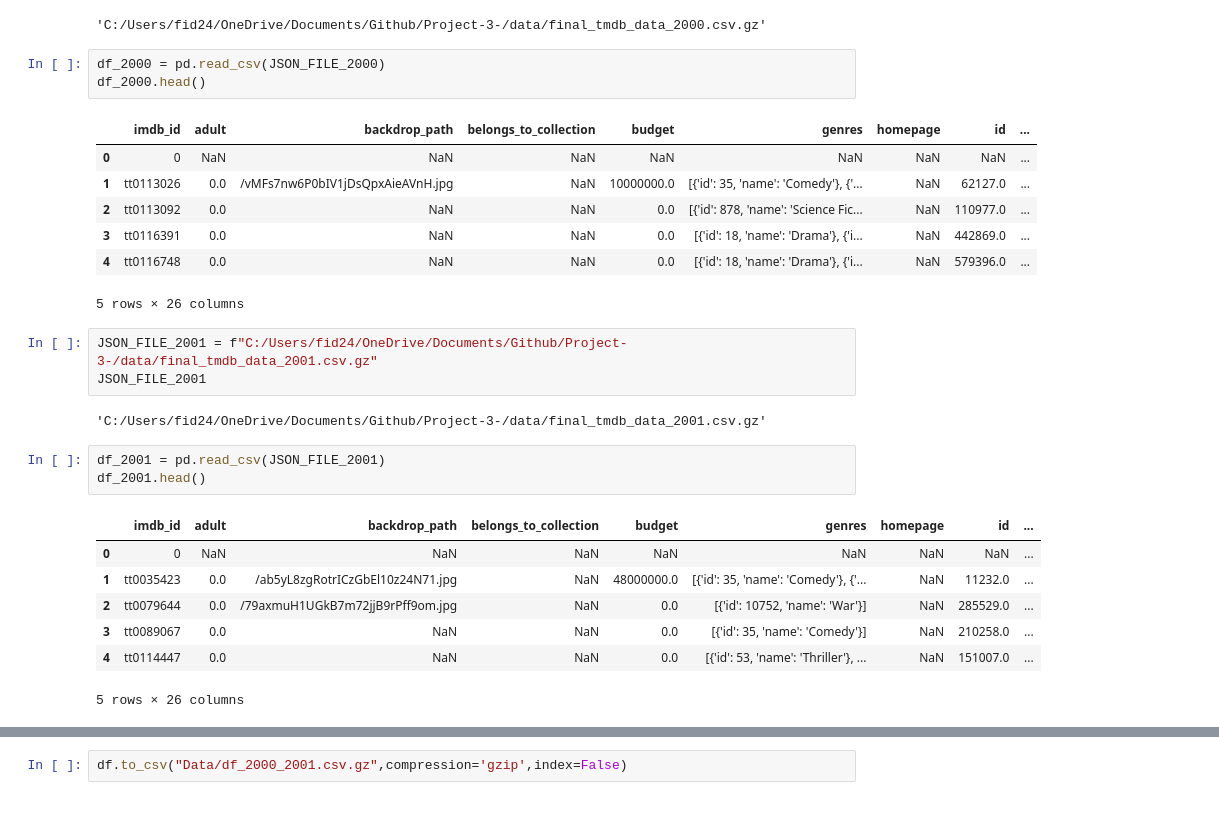
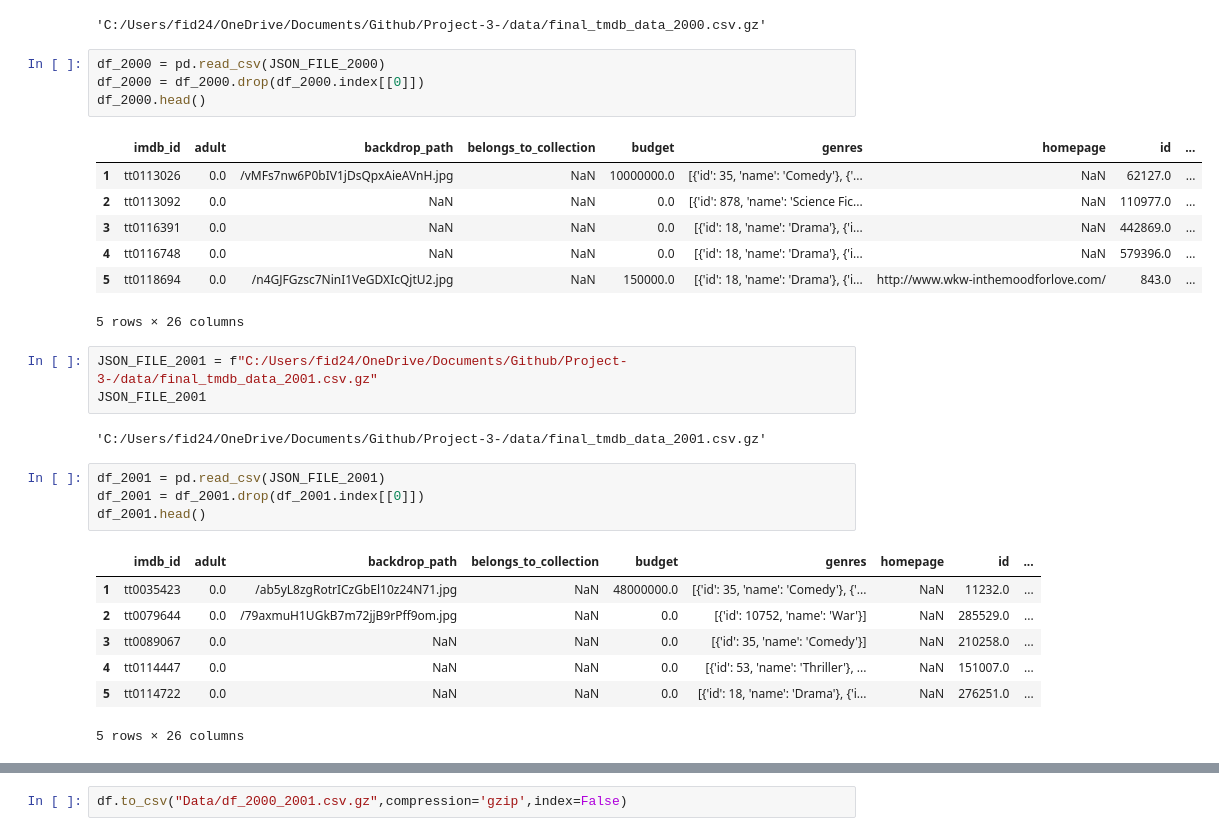
Before and after one commit to fid2445/Project-3-, a Jupyter notebook: Project EDA.ipynb, the cells around one changed output, grey strips where cells are left out. Drawn from its saved outputs; the diff is of its cells as text.

```diff
--- a/Project EDA.ipynb
+++ b/Project EDA.ipynb
@@ -21,14 +21,15 @@ JSON_FILE_2000
 'C:/Users/fid24/OneDrive/Documents/Github/Project-3-/data/final_tmdb_data_2000.csv.gz'
 # %%
 df_2000 = pd.read_csv(JSON_FILE_2000)
+df_2000 = df_2000.drop(df_2000.index[[0]])
 df_2000.head()
 # %% [output]
 |  | imdb_id | adult | backdrop_path | belongs_to_collection | budget | genres | homepage | id | ... |
-| 0 | 0 | NaN | NaN | NaN | NaN | NaN | NaN | NaN | ... |
 | 1 | tt0113026 | 0.0 | /vMFs7nw6P0bIV1jDsQpxAieAVnH.jpg | NaN | 10000000.0 | [{'id': 35, 'name': 'Comedy'}, {'... | NaN | 62127.0 | ... |
 | 2 | tt0113092 | 0.0 | NaN | NaN | 0.0 | [{'id': 878, 'name': 'Science Fic... | NaN | 110977.0 | ... |
 | 3 | tt0116391 | 0.0 | NaN | NaN | 0.0 | [{'id': 18, 'name': 'Drama'}, {'i... | NaN | 442869.0 | ... |
 | 4 | tt0116748 | 0.0 | NaN | NaN | 0.0 | [{'id': 18, 'name': 'Drama'}, {'i... | NaN | 579396.0 | ... |
+| 5 | tt0118694 | 0.0 | /n4GJFGzsc7NinI1VeGDXIcQjtU2.jpg | NaN | 150000.0 | [{'id': 18, 'name': 'Drama'}, {'i... | http://www.wkw-inthemoodforlove.com/ | 843.0 | ... |
 5 rows × 26 columns
 # %%
 JSON_FILE_2001 = f"C:/Users/fid24/OneDrive/Documents/Github/Project-3-/data/final_tmdb_data_2001.csv.gz"
@@ -37,14 +38,15 @@ JSON_FILE_2001
 'C:/Users/fid24/OneDrive/Documents/Github/Project-3-/data/final_tmdb_data_2001.csv.gz'
 # %%
 df_2001 = pd.read_csv(JSON_FILE_2001)
+df_2001 = df_2001.drop(df_2001.index[[0]])
 df_2001.head()
 # %% [output]
 |  | imdb_id | adult | backdrop_path | belongs_to_collection | budget | genres | homepage | id | ... |
-| 0 | 0 | NaN | NaN | NaN | NaN | NaN | NaN | NaN | ... |
 | 1 | tt0035423 | 0.0 | /ab5yL8zgRotrICzGbEl10z24N71.jpg | NaN | 48000000.0 | [{'id': 35, 'name': 'Comedy'}, {'... | NaN | 11232.0 | ... |
 | 2 | tt0079644 | 0.0 | /79axmuH1UGkB7m72jjB9rPff9om.jpg | NaN | 0.0 | [{'id': 10752, 'name': 'War'}] | NaN | 285529.0 | ... |
 | 3 | tt0089067 | 0.0 | NaN | NaN | 0.0 | [{'id': 35, 'name': 'Comedy'}] | NaN | 210258.0 | ... |
 | 4 | tt0114447 | 0.0 | NaN | NaN | 0.0 | [{'id': 53, 'name': 'Thriller'}, ... | NaN | 151007.0 | ... |
+| 5 | tt0114722 | 0.0 | NaN | NaN | 0.0 | [{'id': 18, 'name': 'Drama'}, {'i... | NaN | 276251.0 | ... |
 5 rows × 26 columns
 # %%
 df = pd.concat([df_2000, df_2001], ignore_index=True)
```
Also changed, not shown: parts of 58 cells of this notebook, 3 other files.
